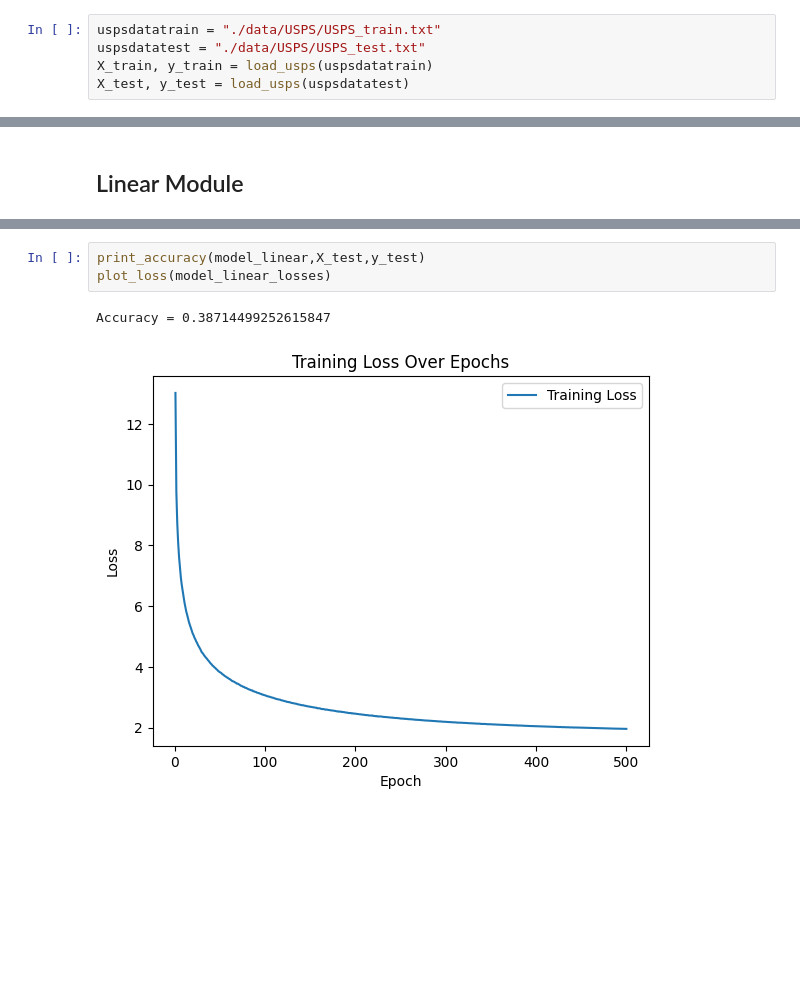
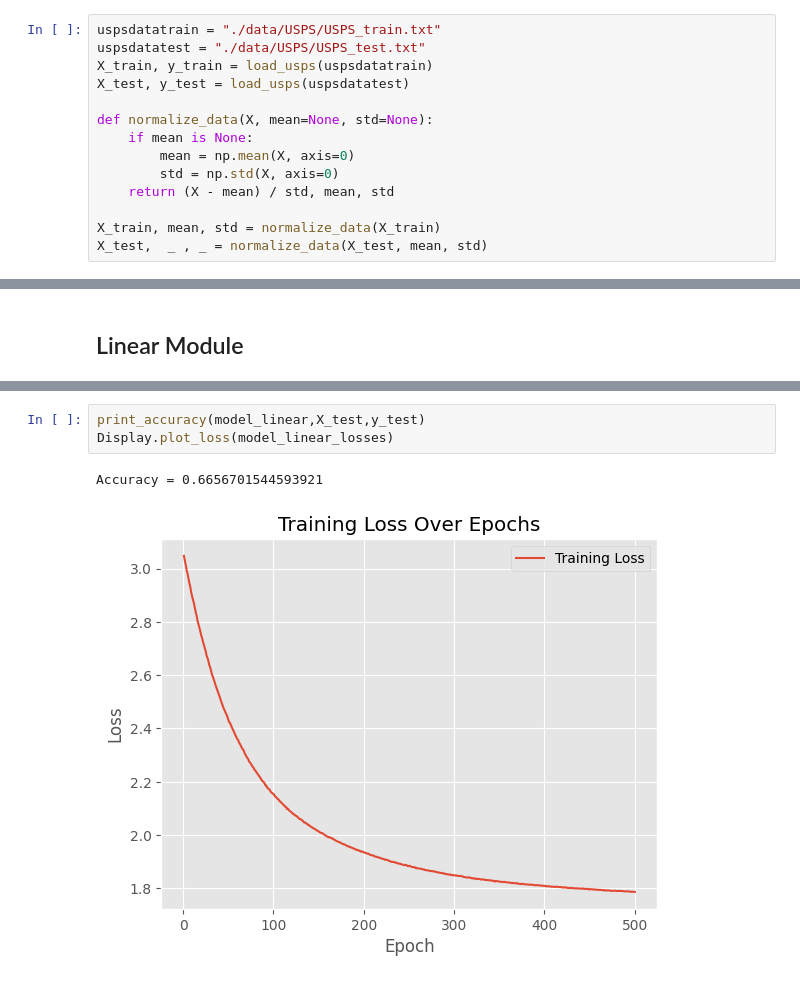
Before and after one commit to Tikai7/Pylamp, a Jupyter notebook: src/MultiClassExperiment.ipynb, the cells around one changed output, grey strips where cells are left out. Cells and saved outputs as stored; diff of their text form; blank space fills up the shorter version.

```diff
--- a/src/MultiClassExperiment.ipynb
+++ b/src/MultiClassExperiment.ipynb
@@ -37,6 +33,15 @@ uspsdatatrain = "./data/USPS/USPS_train.txt"
 uspsdatatest = "./data/USPS/USPS_test.txt"
 X_train, y_train = load_usps(uspsdatatrain)
 X_test, y_test = load_usps(uspsdatatest)
+
+def normalize_data(X, mean=None, std=None):
+    if mean is None:
+        mean = np.mean(X, axis=0)
+        std = np.std(X, axis=0)
+    return (X - mean) / std, mean, std
+
+X_train, mean, std = normalize_data(X_train)
+X_test,  _ , _ = normalize_data(X_test, mean, std)
 # %%
 print('Label: ',y_train[0])
 print("x size: ",len(X_train[0]))
@@ -107,7 +120,7 @@ Epoch 451/500, Average Loss: 1.9932763337394834
 Training finished.
 # %%
 print_accuracy(model_linear,X_test,y_test)
-plot_loss(model_linear_losses)
+Display.plot_loss(model_linear_losses)
 # %% [output]
-Accuracy = 0.38714499252615847
+Accuracy = 0.6656701544593921
-[figure, old version]
+[figure, new version]
```
Also changed, not shown: parts of 7 cells of this notebook, 7 other files.
